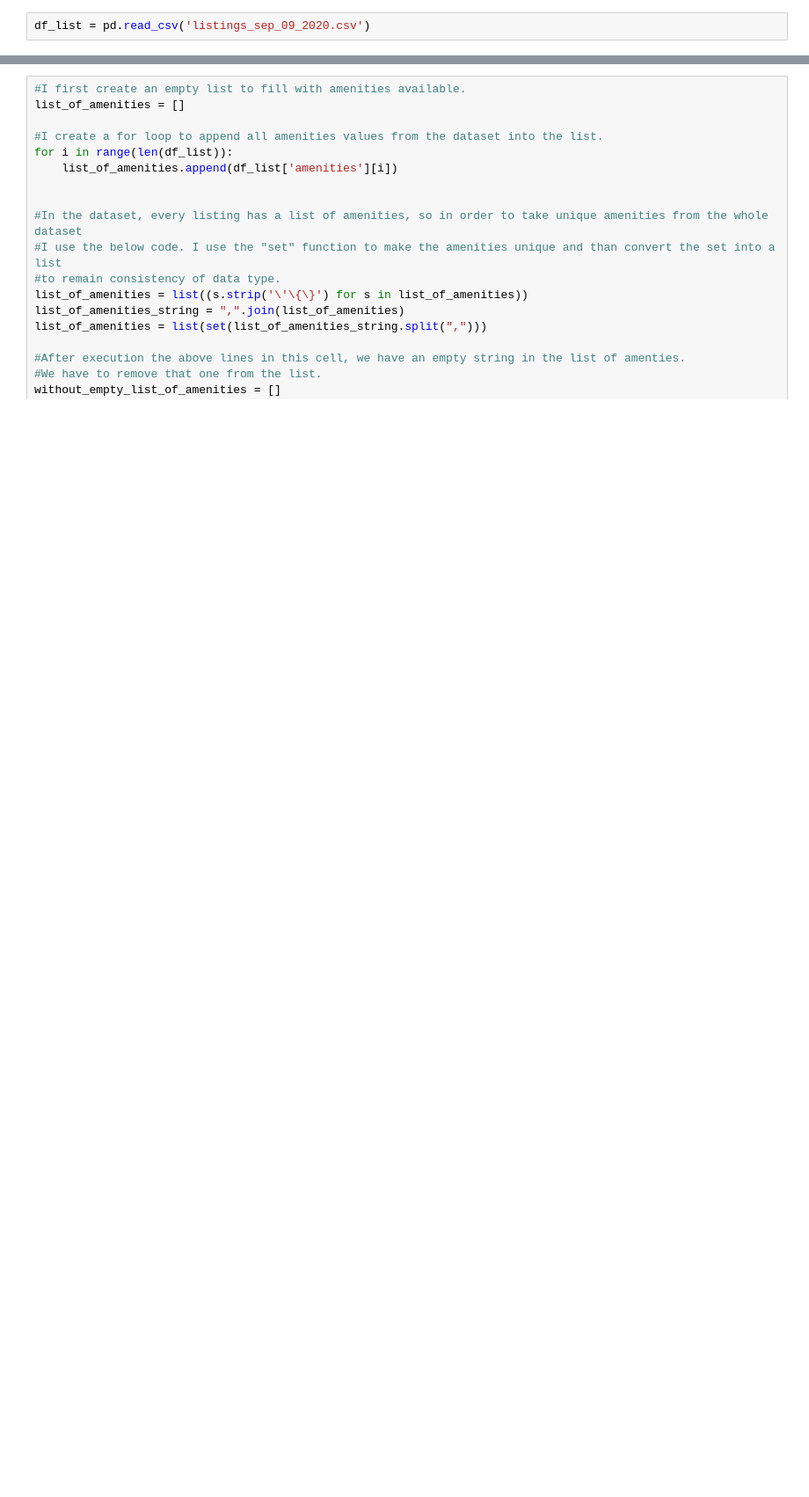
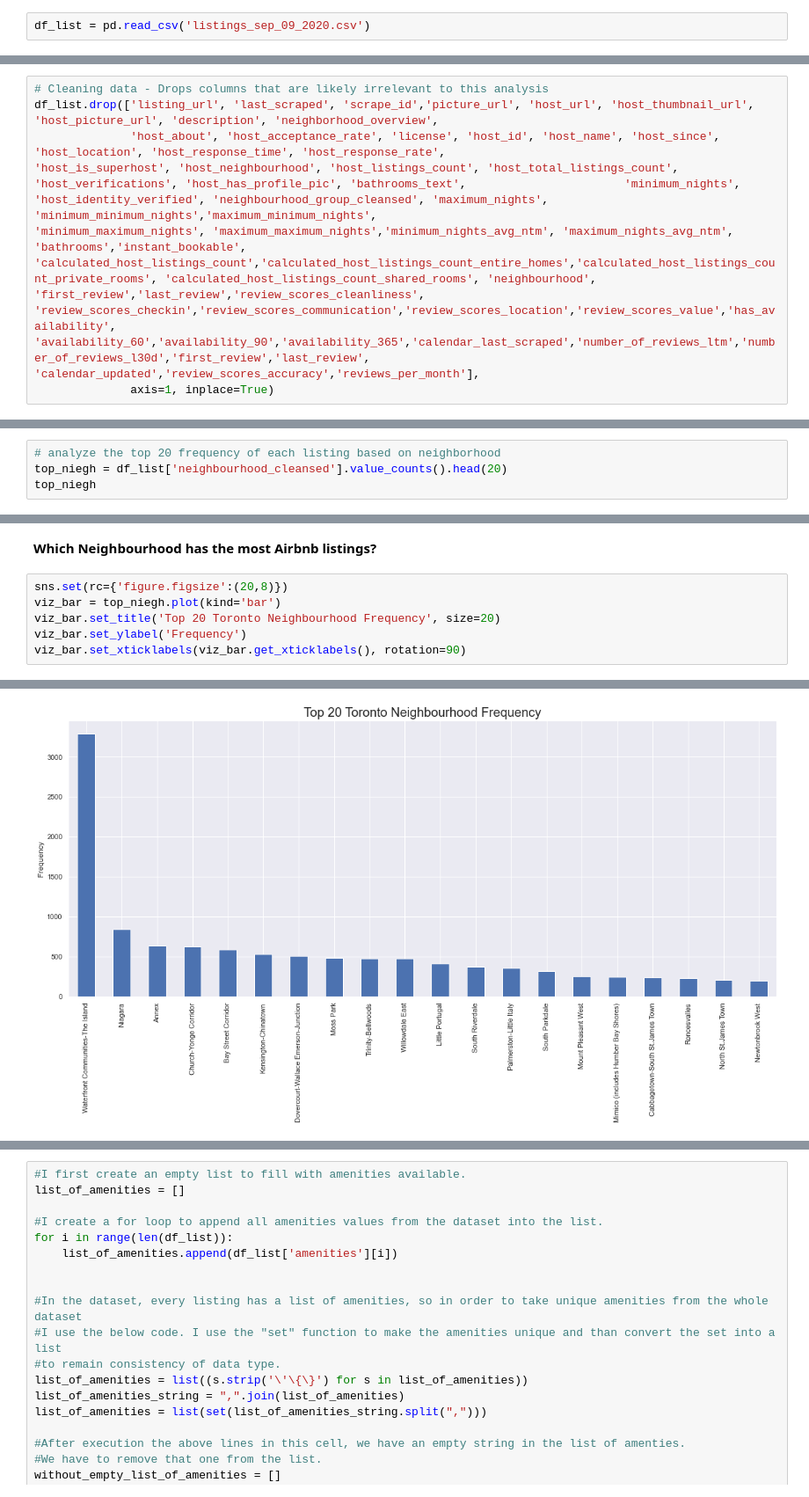
Before and after one commit to peterle93/Toronto-Airbnb-Analysis, a Jupyter notebook: Toronto Airbnb Dataset.ipynb, the cells around one changed output, grey strips where cells are left out. Shown at 88% size. Drawn from its saved outputs; the diff is of its cells as text; blank space fills up the shorter version.

Commit message:
update on predictive analysis

```diff
--- a/Toronto Airbnb Dataset.ipynb
+++ b/Toronto Airbnb Dataset.ipynb
@@ -53,0 +101,5 @@ df_list = pd.read_csv('listings_sep_09_2020.csv')
+# %%
+# Cleaning data - Drops columns that are likely irrelevant to this analysis
+df_list.drop(['listing_url', 'last_scraped', 'scrape_id','picture_url', 'host_url', 'host_thumbnail_url', 'host_picture_url', 'description', 'neighborhood_overview',
+              'host_about', 'host_acceptance_rate', 'license', 'host_id', 'host_name', 'host_since', 'host_location', 'host_response_time', 'host_response_rate',                                  'host_is_superhost', 'host_neighbourhood', 'host_listings_count', 'host_total_listings_count', 'host_verifications', 'host_has_profile_pic', 'bathrooms_text',                       'minimum_nights', 'host_identity_verified', 'neighbourhood_group_cleansed', 'maximum_nights', 'minimum_minimum_nights','maximum_minimum_nights',                                         'minimum_maximum_nights', 'maximum_maximum_nights','minimum_nights_avg_ntm', 'maximum_nights_avg_ntm', 'bathrooms','instant_bookable',                             'calculated_host_listings_count','calculated_host_listings_count_entire_homes','calculated_host_listings_count_private_rooms', 'calculated_host_listings_count_shared_rooms', 'neighbourhood', 'first_review','last_review','review_scores_cleanliness', 'review_scores_checkin','review_scores_communication','review_scores_location','review_scores_value','has_availability', 'availability_60','availability_90','availability_365','calendar_last_scraped','number_of_reviews_ltm','number_of_reviews_l30d','first_review','last_review', 'calendar_updated','review_scores_accuracy','reviews_per_month'],
+              axis=1, inplace=True)
@@ -159,0 +177,4 @@ df_org.head()
+# %%
+# analyze the top 20 frequency of each listing based on neighborhood
+top_niegh = df_list['neighbourhood_cleansed'].value_counts().head(20)
+top_niegh
@@ -159,0 +199,9 @@ df_org.head()
+# %% [markdown]
+**Which Neighbourhood has the most Airbnb listings?**
+# %%
+sns.set(rc={'figure.figsize':(20,8)})
+viz_bar = top_niegh.plot(kind='bar')
+viz_bar.set_title('Top 20 Toronto Neighbourhood Frequency', size=20)
+viz_bar.set_ylabel('Frequency')
+viz_bar.set_xticklabels(viz_bar.get_xticklabels(), rotation=90)
+# %% [output]
@@ -159,0 +228 @@ df_org.head()
+[figure, added]
```
Also changed, not shown: parts of 56 cells of this notebook.
